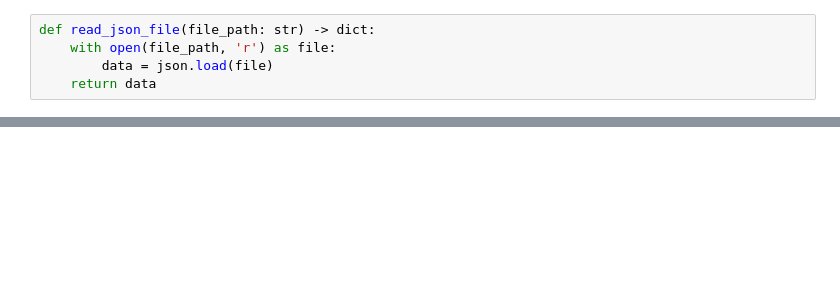
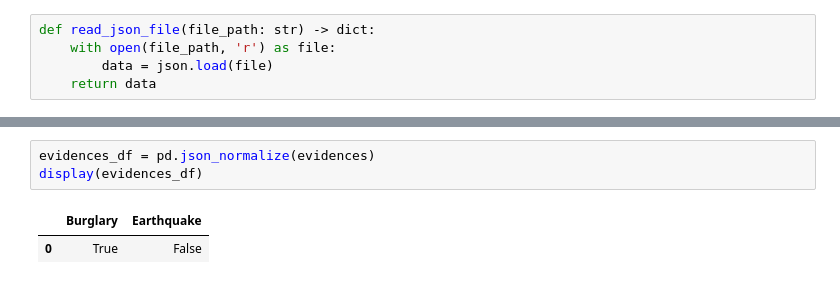
Before and after one commit to oszypczy/Bayes-Network-MCMC-Algorithm, a Jupyter notebook: lab_7.ipynb, the cells around one changed output, grey strips where cells are left out. Cells and saved outputs as stored; diff of their text form; blank space fills up the shorter version.

```diff
--- a/lab_7.ipynb
+++ b/lab_7.ipynb
@@ -160,0 +216,6 @@ def read_json_file(file_path: str) -> dict:
+# %%
+evidences_df = pd.json_normalize(evidences)
+display(evidences_df)
+# %% [output]
+|  | Burglary | Earthquake |
+| 0 | True | False |
```
Also changed, not shown: parts of 17 cells of this notebook, 1 other file.
